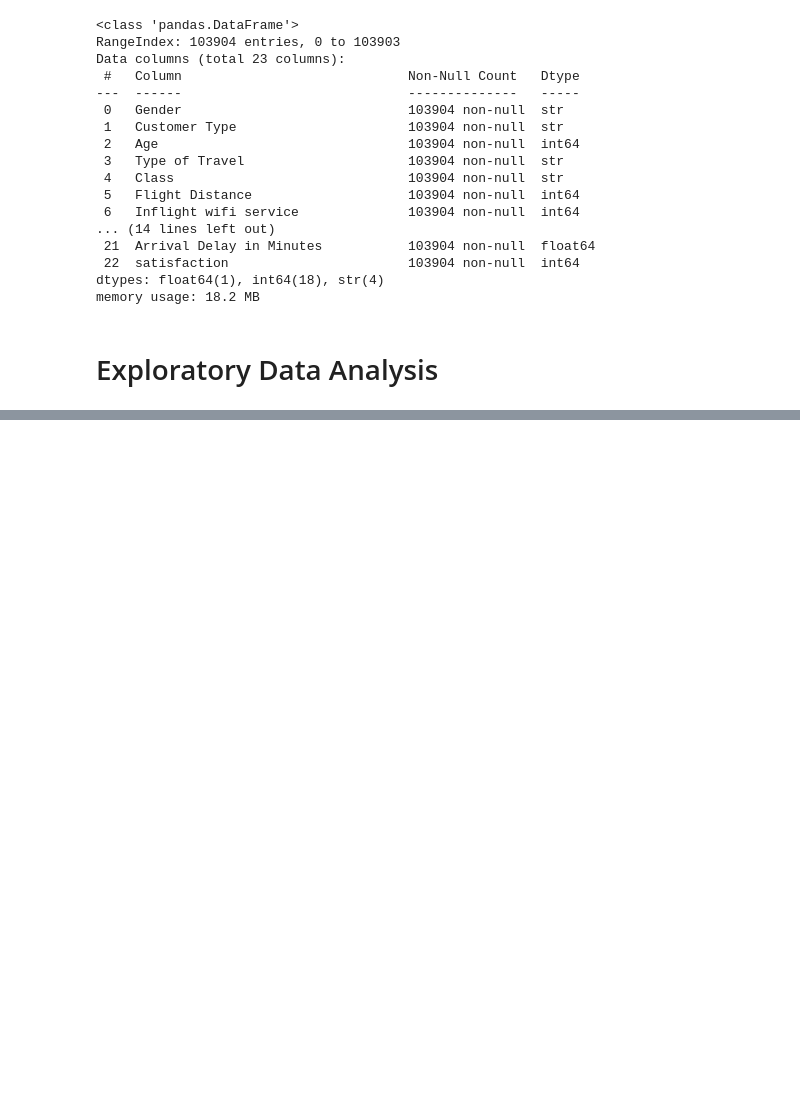
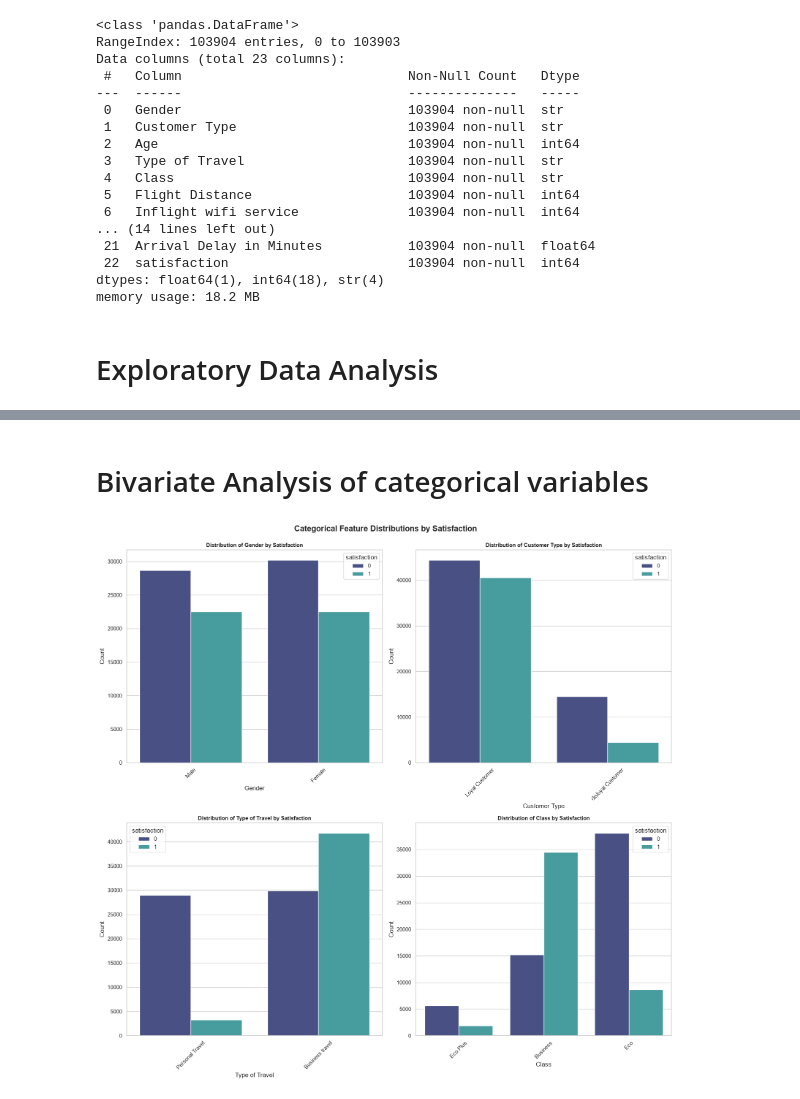
Before and after one commit to virtual-arin/Airline-Passenger-Satisfaction-Prediction-System, a Jupyter notebook: notebooks/Data Analysis.ipynb, the cells around one changed output, grey strips where cells are left out. Cells and saved outputs as stored; diff of their text form; code cells hidden in the pictures; blank space fills up the shorter version.

```diff
--- a/notebooks/Data Analysis.ipynb
+++ b/notebooks/Data Analysis.ipynb
@@ -158,0 +219,17 @@ memory usage: 18.2 MB
+# %% [markdown]
+# Bivariate Analysis of categorical variables
+# %%
+plt.figure(figsize=(16, 15))
+for i, feature in enumerate(categorical_columns, 1):
+    plt.subplot(2, 2, i)
+    sns.countplot(data=df, x=feature, hue='satisfaction', palette='mako')
+    plt.title(f'Distribution of {feature} by Satisfaction')
+    plt.xlabel(feature)
+    plt.ylabel('Count')
+    plt.xticks(rotation=45)
+
+plt.tight_layout()
+plt.suptitle("Categorical Feature Distributions by Satisfaction", fontsize=16, y=1.02, fontweight='bold')
+plt.show()
+# %% [output]
+[figure, added]
```
Also changed, not shown: parts of 26 cells of this notebook, 3 other files.
